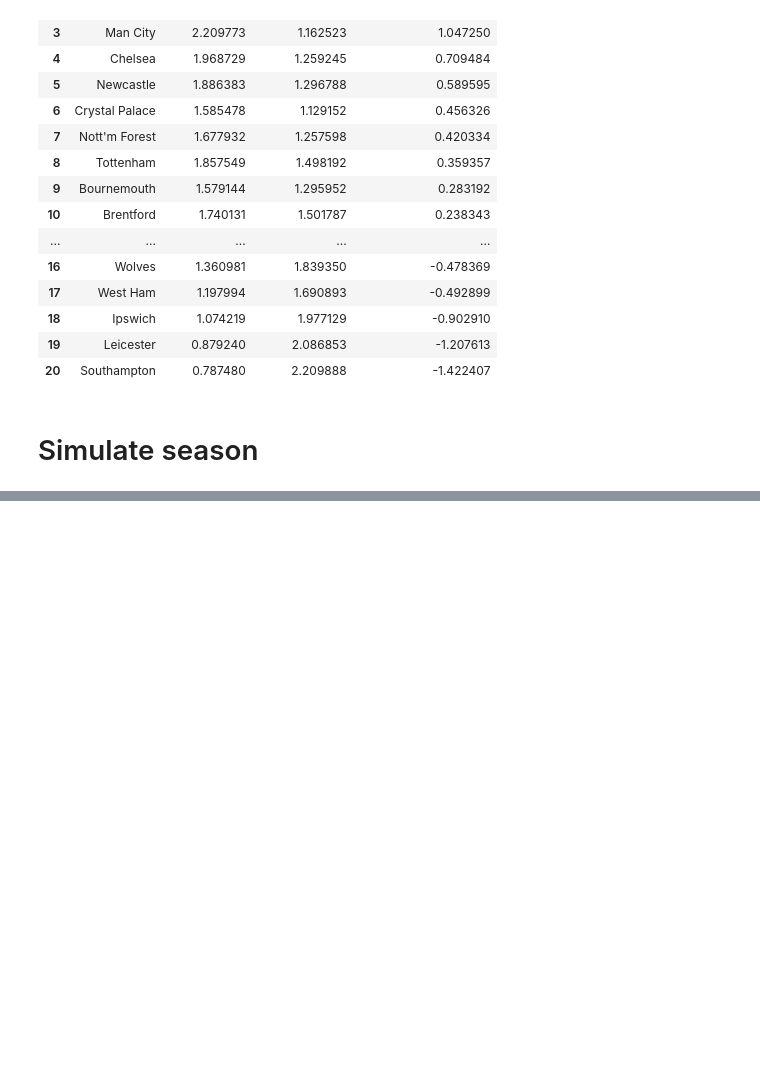
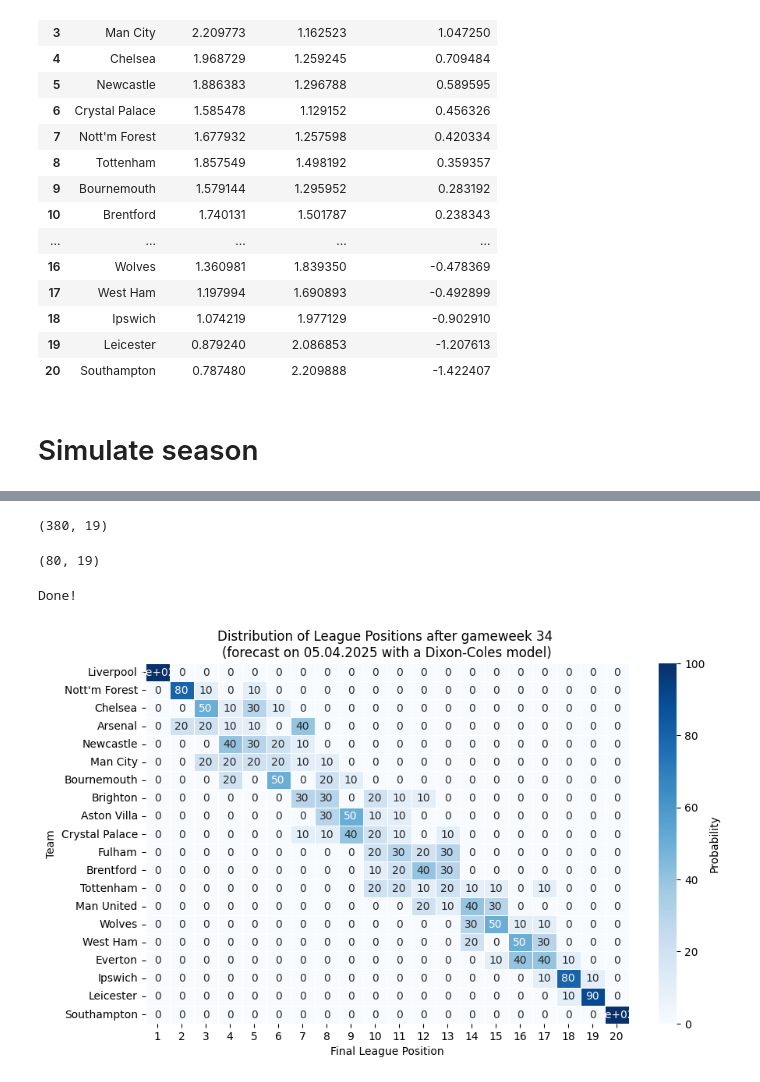
Before and after one commit to jaksticks/match_prediction, a Jupyter notebook: notebooks/dixon_coles.ipynb, the cells around one changed output, grey strips where cells are left out. Saved outputs shown, nothing was run; the diff lists cells and outputs as text; code cells hidden in the pictures; blank space fills up the shorter version.

```diff
--- a/dixon_coles.ipynb
+++ b/notebooks/dixon_coles.ipynb
@@ -159,0 +223,3 @@ display(ratings_df)
+# %%
+league_table['Squad'] = league_table['Squad'].replace(team_name_dict)
+league_table
@@ -159,0 +244,68 @@ display(ratings_df)
+# %%
+fpl_fixtures_data = json.loads(requests.get('https://fantasy.premierleague.com/api/fixtures/').text)
+fpl_fixtures = pd.DataFrame(fpl_fixtures_data)
+fpl_fixtures['home_team'] = [teams[i] for i in fpl_fixtures['team_h']-1]
+fpl_fixtures['away_team'] = [teams[i] for i in fpl_fixtures['team_a']-1]
+#fpl_fixtures
+display(fpl_fixtures.shape)
+# %% [output]
+(380, 19)
+# %%
+fixtures = fpl_fixtures[fpl_fixtures['team_h_score'].isnull()].reset_index(drop=True)
+#fixtures
+display(fixtures.shape)
+# %% [output]
+(80, 19)
+# %%
+nr_simulations = 10
+simulation_results = []
+manager_results = []
+final_gameweek = 38
+for i in tqdm(range(nr_simulations), desc='Simulating...'):
+    simulated_table = league_table[['Rk', 'Squad', 'MP', 'W', 'D', 'L', 'GF', 'GA', 'GD', 'Pts']].copy()
+    simulated_table, manager_xp = simulate_season(league_table, fixtures, clf, final_gameweek)
+    simulated_table['simulation_nr'] = i
+    simulation_results.append(simulated_table)
+
+    manager_df = pd.DataFrame(manager_xp, columns=['gameweek', 'team', 'expected_points'])
+    manager_df['simulation_nr'] = i
+    manager_results.append(manager_df)
+
+print('Done!')
+
+simulation_results_df = pd.concat(simulation_results).reset_index(drop=True)
+manager_results_df = pd.concat(manager_results).reset_index(drop=True)
+# %% [output]
+Done!
+# %%
+result_matrix = (
+    simulation_results_df.groupby(['Squad', 'Rk'])
+    .size()
+    .unstack(fill_value=0)
+    .reindex(columns=range(1, 21), fill_value=0)  # Ensure columns go from 1 to 20
+)
+
+# normalize to percentage
+result_matrix = 100 * (result_matrix / nr_simulations)
+# %%
+# Reorder the matrix based on average final league position
+sorted_teams = simulation_results_df.groupby(['Squad'])['Rk'].mean().sort_values().index
+sorted_matrix = result_matrix.loc[sorted_teams]
+
+# Plot the reordered heatmap
+plt.figure(figsize=(10, 6))
+sns.heatmap(sorted_matrix, annot=True, cmap="Blues", linewidths=0.5, cbar_kws={'label': 'Probability'})
+
+timestamp = dt.datetime.now().strftime("%d.%m.%Y")
+if final_gameweek == 38:
+    plt.title(f"Distribution of Final League Positions \n(forecast on {timestamp} with a Dixon-Coles model)")
+else:
+    plt.title(f"Distribution of League Positions after gameweek {final_gameweek} \n(forecast on {timestamp} with a Dixon-Coles model)")
+plt.xlabel("Final League Position")
+plt.ylabel("Team")
+
+#plt.savefig('league_distribution.png')
+
+plt.show()
+# %% [output]
+[figure, added]
```
Also changed, not shown: parts of 10 cells of this notebook, 2 other files.
